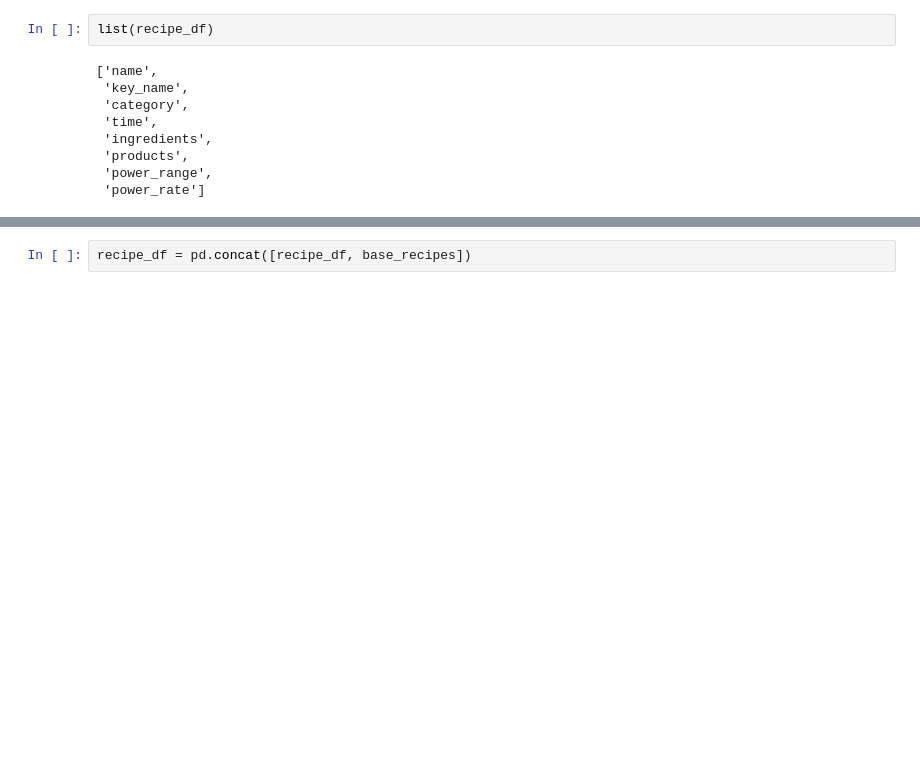
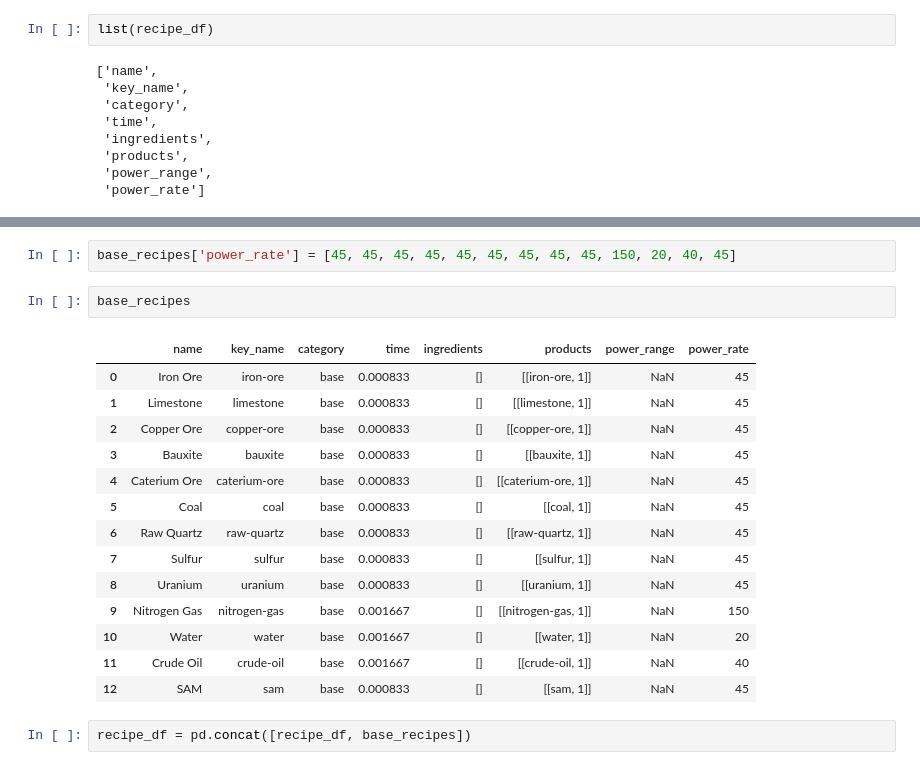
Before and after one commit to sims-s/satisfactory-lp, a Jupyter notebook: ActuallyGood.ipynb, the cells around one changed output, grey strips where cells are left out. Saved outputs shown, nothing was run; the diff lists cells and outputs as text; blank space fills up the shorter version.

```diff
--- a/ActuallyGood.ipynb
+++ b/ActuallyGood.ipynb
@@ -76,6 +78,25 @@ base_recipes = pd.DataFrame([[it, key_it, 'base', 0.0, [], [[key_it, 1]], np.nan
 base_recipes.shape
 # %% [output]
 (13, 8)
+# %%
+base_recipes['power_rate'] = [45, 45, 45, 45, 45, 45, 45, 45, 45, 150, 20, 40, 45]
+# %%
+base_recipes
+# %% [output]
+|  | name | key_name | category | time | ingredients | products | power_range | power_rate |
+| 0 | Iron Ore | iron-ore | base | 0.000833 | [] | [[iron-ore, 1]] | NaN | 45 |
+| 1 | Limestone | limestone | base | 0.000833 | [] | [[limestone, 1]] | NaN | 45 |
+| 2 | Copper Ore | copper-ore | base | 0.000833 | [] | [[copper-ore, 1]] | NaN | 45 |
+| 3 | Bauxite | bauxite | base | 0.000833 | [] | [[bauxite, 1]] | NaN | 45 |
+| 4 | Caterium Ore | caterium-ore | base | 0.000833 | [] | [[caterium-ore, 1]] | NaN | 45 |
+| 5 | Coal | coal | base | 0.000833 | [] | [[coal, 1]] | NaN | 45 |
+| 6 | Raw Quartz | raw-quartz | base | 0.000833 | [] | [[raw-quartz, 1]] | NaN | 45 |
+| 7 | Sulfur | sulfur | base | 0.000833 | [] | [[sulfur, 1]] | NaN | 45 |
+| 8 | Uranium | uranium | base | 0.000833 | [] | [[uranium, 1]] | NaN | 45 |
+| 9 | Nitrogen Gas | nitrogen-gas | base | 0.001667 | [] | [[nitrogen-gas, 1]] | NaN | 150 |
+| 10 | Water | water | base | 0.001667 | [] | [[water, 1]] | NaN | 20 |
+| 11 | Crude Oil | crude-oil | base | 0.001667 | [] | [[crude-oil, 1]] | NaN | 40 |
+| 12 | SAM | sam | base | 0.000833 | [] | [[sam, 1]] | NaN | 45 |
 # %%
 recipe_df = pd.concat([recipe_df, base_recipes])
 # %%
```
Also changed, not shown: parts of 17 cells of this notebook, 1 other file.
